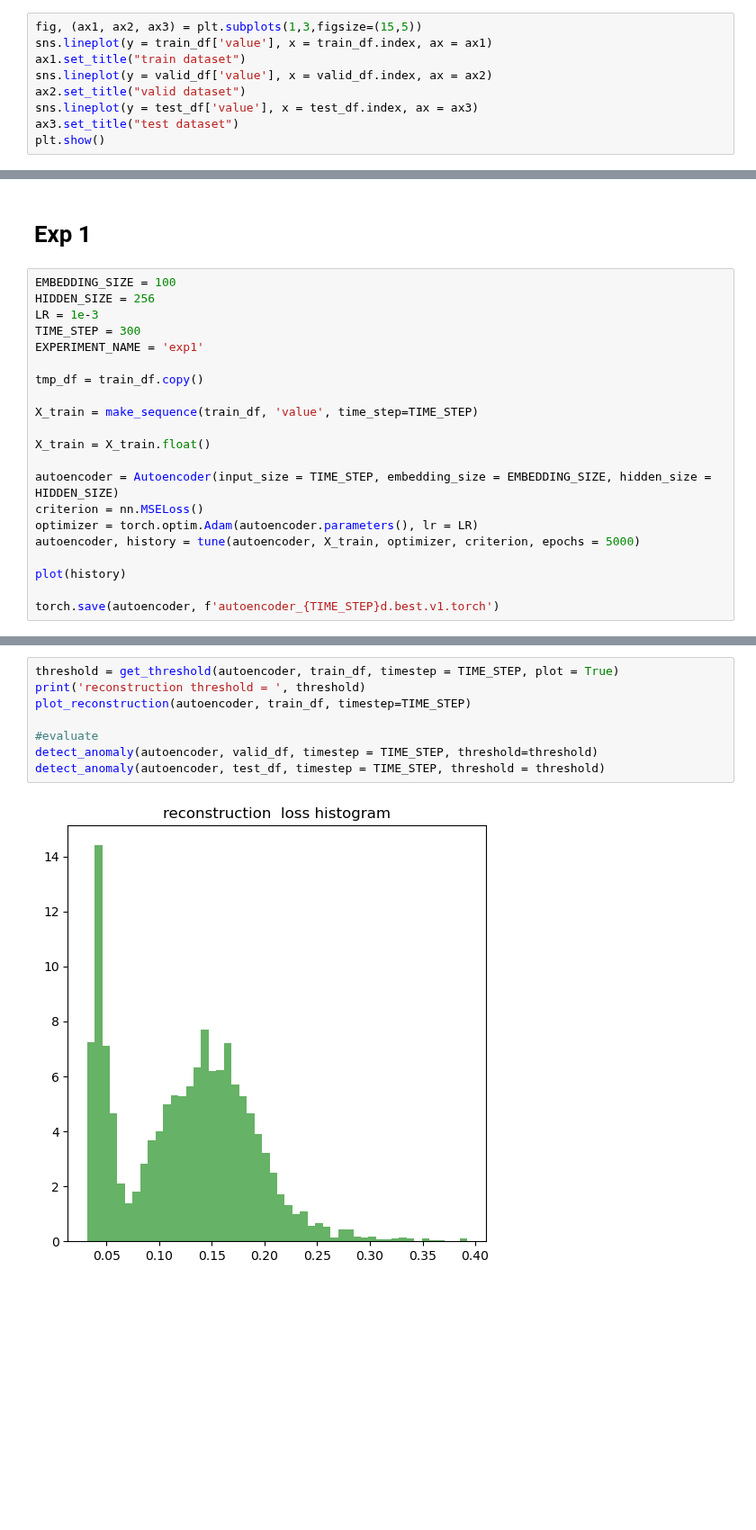
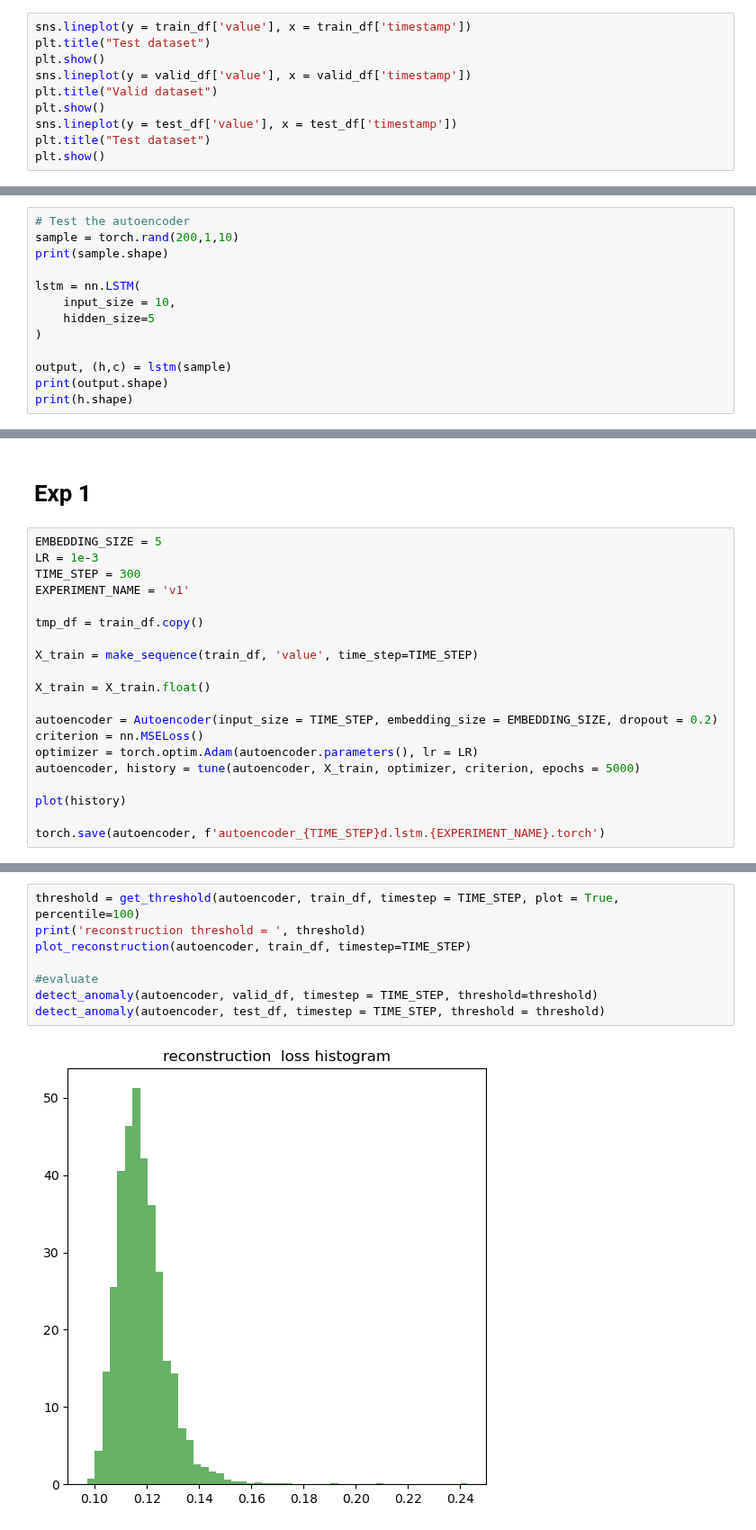
Before and after one commit to jameskn30/NLP_RNN, a Jupyter notebook: UB DL/assignment2/autoencoder_nab_lstm.ipynb, the cells around one changed output, grey strips where cells are left out. Shown at 90% size. Cells and saved outputs as stored; diff of their text form; blank space fills up the shorter version.

Commit message:
working on LSTM

```diff
--- a/UB DL/assignment2/autoencoder_nab_lstm.ipynb
+++ b/UB DL/assignment2/autoencoder_nab_lstm.ipynb
@@ -56,12 +56,13 @@ test df =  (4032, 2)
 | 3 | 2014-04-01 00:15:00 | 21.953684 |
 | 4 | 2014-04-01 00:20:00 | 21.909120 |
 # %%
-fig, (ax1, ax2, ax3) = plt.subplots(1,3,figsize=(15,5))
-sns.lineplot(y = train_df['value'], x = train_df.index, ax = ax1)
-ax1.set_title("train dataset")
-sns.lineplot(y = valid_df['value'], x = valid_df.index, ax = ax2)
-ax2.set_title("valid dataset")
-sns.lineplot(y = test_df['value'], x = test_df.index, ax = ax3)
-ax3.set_title("test dataset")
+sns.lineplot(y = train_df['value'], x = train_df['timestamp'])
+plt.title("Test dataset")
 plt.show()
+sns.lineplot(y = valid_df['value'], x = valid_df['timestamp'])
+plt.title("Valid dataset")
+plt.show()
+sns.lineplot(y = test_df['value'], x = test_df['timestamp'])
+plt.title("Test dataset")
+plt.show()
 # %% [output]
@@ -139,0 +115,13 @@ class Autoencoder(nn.Module):
+# %%
+# Test the autoencoder
+sample = torch.rand(200,1,10)
+print(sample.shape)
+
+lstm = nn.LSTM(
+    input_size = 10,
+    hidden_size=5
+)
+
+output, (h,c) = lstm(sample)
+print(output.shape)
+print(h.shape)
@@ -257,11 +320,10 @@ def detect_anomaly(autoencoder, valid_df, timestep, threshold):
 # %% [markdown]
 # Exp 1
 # %%
-EMBEDDING_SIZE = 100
-HIDDEN_SIZE = 256
+EMBEDDING_SIZE = 5
 LR = 1e-3
 TIME_STEP = 300
-EXPERIMENT_NAME = 'exp1'
+EXPERIMENT_NAME = 'v1'
 
 tmp_df = train_df.copy()
 
@@ -269,11 +331,11 @@ X_train = make_sequence(train_df, 'value', time_step=TIME_STEP)
 
 X_train = X_train.float()
 
-autoencoder = Autoencoder(input_size = TIME_STEP, embedding_size = EMBEDDING_SIZE, hidden_size = HIDDEN_SIZE)
+autoencoder = Autoencoder(input_size = TIME_STEP, embedding_size = EMBEDDING_SIZE, dropout = 0.2)
 criterion = nn.MSELoss()
 optimizer = torch.optim.Adam(autoencoder.parameters(), lr = LR)
 autoencoder, history = tune(autoencoder, X_train, optimizer, criterion, epochs = 5000)
 
 plot(history)
 
-torch.save(autoencoder, f'autoencoder_{TIME_STEP}d.best.v1.torch')
+torch.save(autoencoder, f'autoencoder_{TIME_STEP}d.lstm.{EXPERIMENT_NAME}.torch')
@@ -280,10 +344,10 @@ torch.save(autoencoder, f'autoencoder_{TIME_STEP}d.best.v1.torch')
 # %%
-threshold = get_threshold(autoencoder, train_df, timestep = TIME_STEP, plot = True)
+threshold = get_threshold(autoencoder, train_df, timestep = TIME_STEP, plot = True, percentile=100)
 print('reconstruction threshold = ', threshold)
 plot_reconstruction(autoencoder, train_df, timestep=TIME_STEP)
 
 #evaluate
 detect_anomaly(autoencoder, valid_df, timestep = TIME_STEP, threshold=threshold)
 detect_anomaly(autoencoder, test_df, timestep = TIME_STEP, threshold = threshold)
 # %% [output]
-[figure, old version]
+[figure, new version]
```
Also changed, not shown: parts of 16 cells of this notebook, 4 other files.
